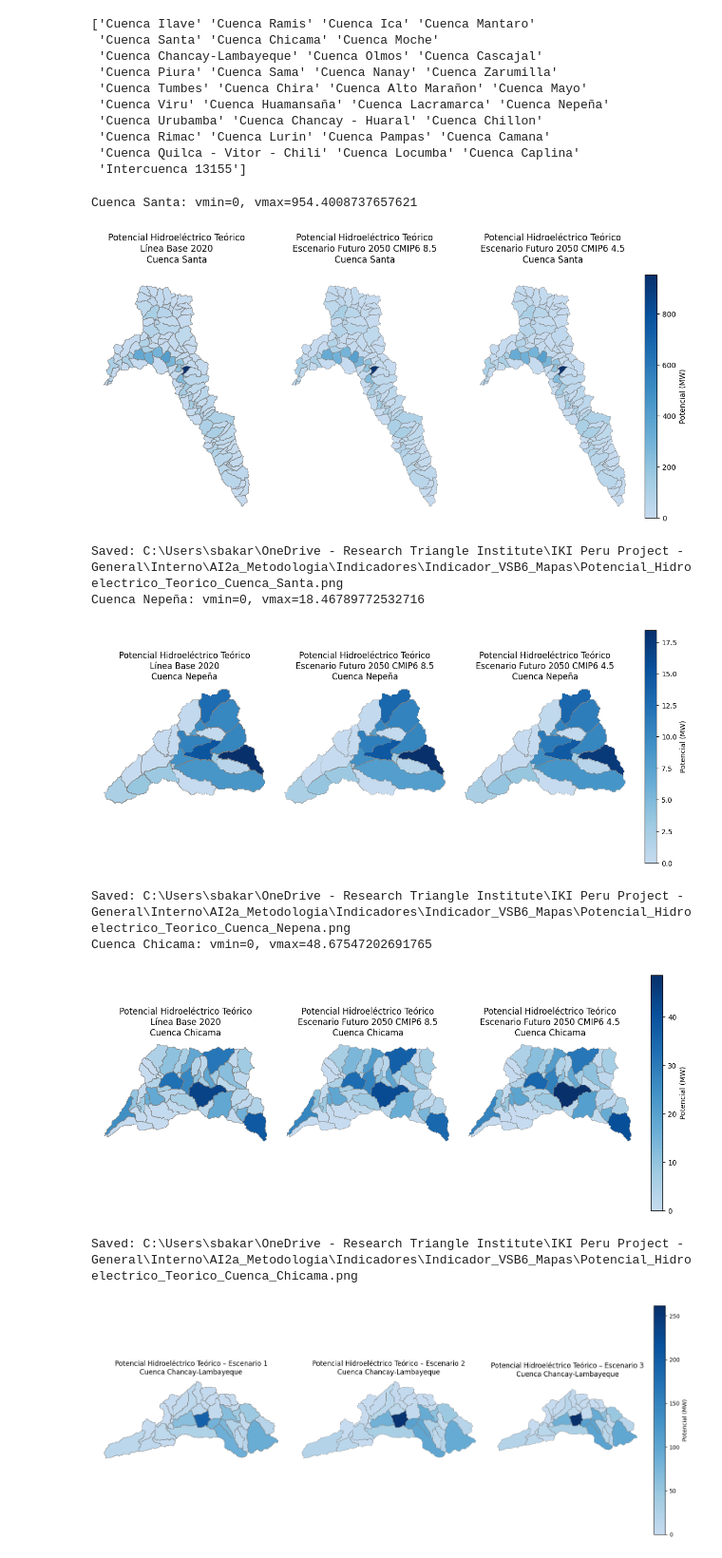
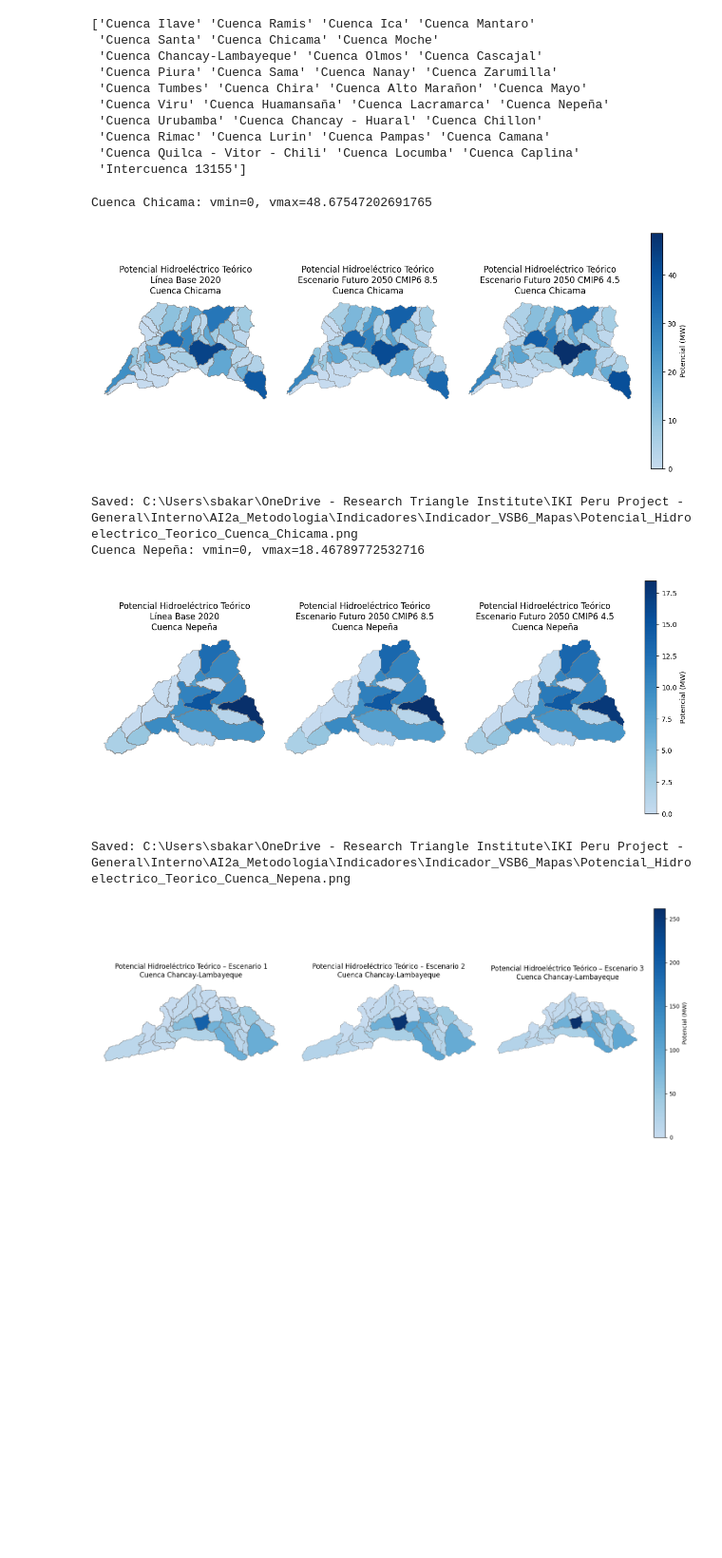
Before and after one commit to RTIInternational/iki-risk-assessment, a Jupyter notebook: Indicadores/Vulnerabilidad/VSB6.ipynb, the cells around one changed output. Shown at 95% size. Saved outputs shown, nothing was run; the diff lists cells and outputs as text; code cells hidden in the pictures; blank space fills up the shorter version.

```diff
--- a/Indicadores/Vulnerabilidad/VSB6.ipynb
+++ b/Indicadores/Vulnerabilidad/VSB6.ipynb
@@ -435,7 +435,7 @@ print(subbasins_gdf['Cuenca'].unique())
  'Cuenca Quilca - Vitor - Chili' 'Cuenca Locumba' 'Cuenca Caplina'
  'Intercuenca 13155']
 # %%
-target_cuencas = ['Cuenca Santa', 'Cuenca Nepeña', 'Cuenca Chicama']
+target_cuencas = ['Cuenca Chicama', 'Cuenca Nepeña']
 
 scenario_name_map = {
     1: 'Línea Base 2020',
@@ -532,42 +532,39 @@ for cuenca_name in target_cuencas:
     sm = ScalarMappable(norm=norm, cmap=new_cmap)
     sm._A = []
 
     cbar = fig.colorbar(
         sm,
         ax=axes,
         orientation='vertical',
         fraction=0.04,
         pad=0.02
     )
 
     cbar.set_label('Potencial (MW)')
 
     # -----------------------------------
     # SAVE FIGURE
     # -----------------------------------
     safe_cuenca_name = (
         cuenca_name
         .replace(" ", "_")
         .replace("-", "_")
         .replace("ñ", "n")
     )
 
     output_path = output_dir / f"Potencial_Hidroelectrico_Teorico_{safe_cuenca_name}.png"
 
     plt.savefig(output_path, dpi=300, bbox_inches='tight')
     plt.show()
 
     print(f"Saved: {output_path}")
 # %% [output]
-Cuenca Santa: vmin=0, vmax=954.4008737657621
+Cuenca Chicama: vmin=0, vmax=48.67547202691765
-[figure, old version]
+[figure, new version]
-Saved: C:\Users\sbakar\OneDrive - Research Triangle Institute\IKI Peru Project - General\Interno\AI2a_Metodologia\Indicadores\Indicador_VSB6_Mapas\Potencial_Hidroelectrico_Teorico_Cuenca_Santa.png
+Saved: C:\Users\sbakar\OneDrive - Research Triangle Institute\IKI Peru Project - General\Interno\AI2a_Metodologia\Indicadores\Indicador_VSB6_Mapas\Potencial_Hidroelectrico_Teorico_Cuenca_Chicama.png
 Cuenca Nepeña: vmin=0, vmax=18.46789772532716
-[figure, old version]
+[figure, new version]
 Saved: C:\Users\sbakar\OneDrive - Research Triangle Institute\IKI Peru Project - General\Interno\AI2a_Metodologia\Indicadores\Indicador_VSB6_Mapas\Potencial_Hidroelectrico_Teorico_Cuenca_Nepena.png
-Cuenca Chicama: vmin=0, vmax=48.67547202691765
-[figure, removed]
-Saved: C:\Users\sbakar\OneDrive - Research Triangle Institute\IKI Peru Project - General\Interno\AI2a_Metodologia\Indicadores\Indicador_VSB6_Mapas\Potencial_Hidroelectrico_Teorico_Cuenca_Chicama.png
 # %%
 subset_gdf = plot_gdf[plot_gdf['Cuenca'] == 'Cuenca Chancay-Lambayeque'].copy()
 scenarios = sorted(subset_gdf['ScnID'].dropna().unique())
```
Also changed, not shown: parts of 3 cells of this notebook, 8 other files.
